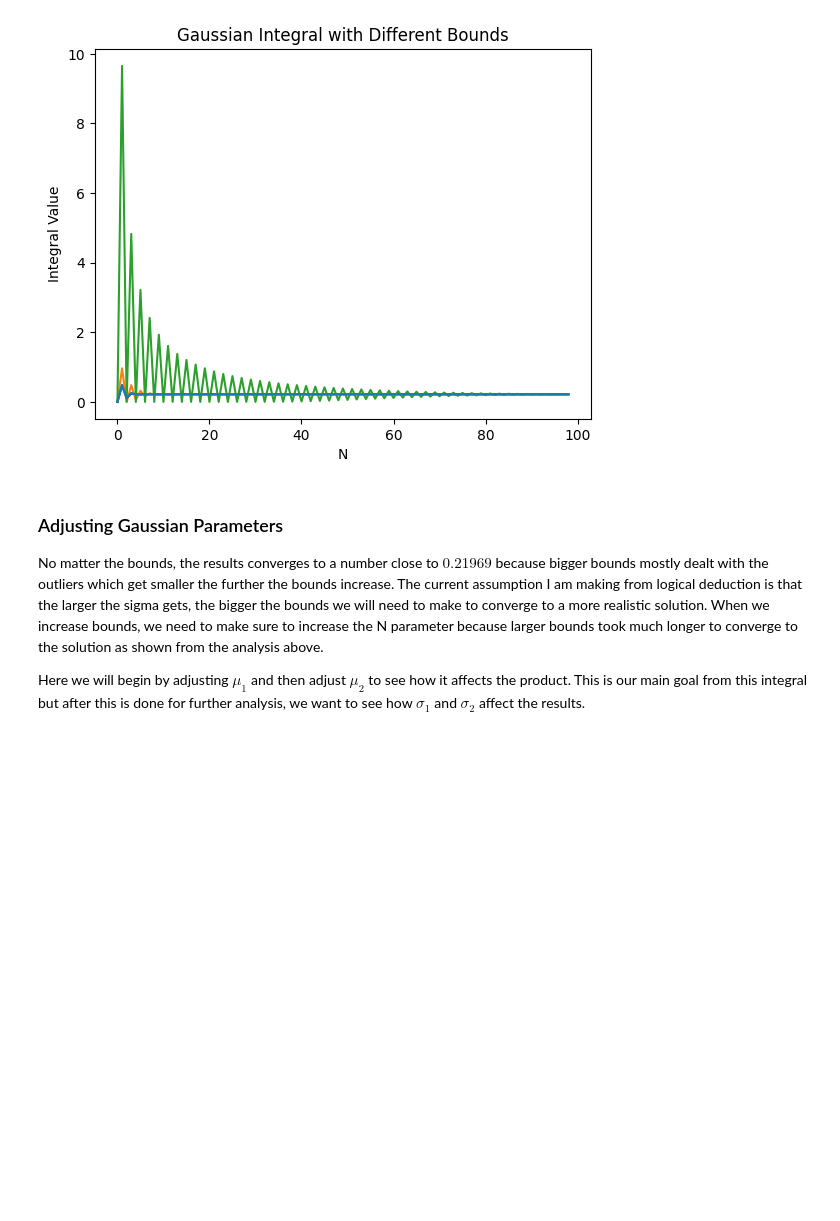
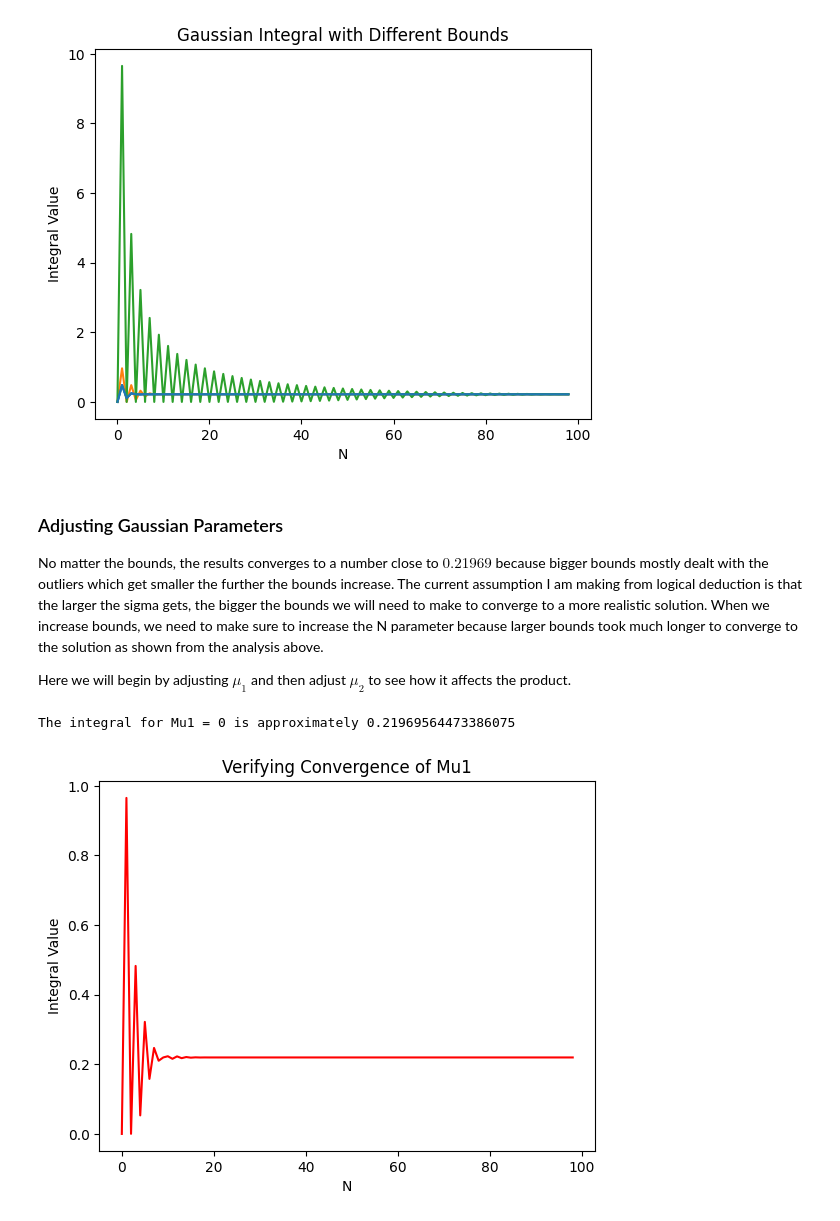
Before and after one commit to Tqkoyaki/Research, a Jupyter notebook: GaussianIntegral.ipynb, the cells around one changed output. Cells and saved outputs as stored; diff of their text form; code cells hidden in the pictures; blank space fills up the shorter version.

```diff
--- a/GaussianIntegral.ipynb
+++ b/GaussianIntegral.ipynb
@@ -134,4 +134,25 @@ The integral for bounds (-100, 100) is approximately 0.21905324859376046
 ### Adjusting Gaussian Parameters
 No matter the bounds, the results converges to a number close to $0.21969$ because bigger bounds mostly dealt with the outliers which get smaller the further the bounds increase. The current assumption I am making from logical deduction is that the larger the sigma gets, the bigger the bounds we will need to make to converge to a more realistic solution. When we increase bounds, we need to make sure to increase the N parameter because larger bounds took much longer to converge to the solution as shown from the analysis above.
 
-Here we will begin by adjusting $\mu_1$ and then adjust $\mu_2$ to see how it affects the product. This is our main goal from this integral but after this is done for further analysis, we want to see how $\sigma_1$ and $\sigma_2$ affect the results.
+Here we will begin by adjusting $\mu_1$ and then adjust $\mu_2$ to see how it affects the product.
+# %%
+success_mu1 = []
+
+def mu1_converge(mu):
+    mu_res = np.vectorize(gauss_product)(N=np.arange(1, 100, 1), a=-10, b=10, mu1=mu)
+
+    # Plots the results
+    plt = sns.lineplot(mu_res)
+    plt.set_title('Verifying Convergence of Mu1')
+    plt.set_xlabel('N')
+    plt.set_ylabel('Integral Value')
+    plt.lines[0].set_color('red')
+
+    print('The integral for Mu1 =', mu, 'is approximately', mu_res[-1])
+    return mu_res[-1]
+
+# Appends successful convergence
+success_mu1.append(mu1_converge(0))
+# %% [output]
+The integral for Mu1 = 0 is approximately 0.21969564473386075
+[figure, added]
```
Also changed, not shown: parts of 11 cells of this notebook.
